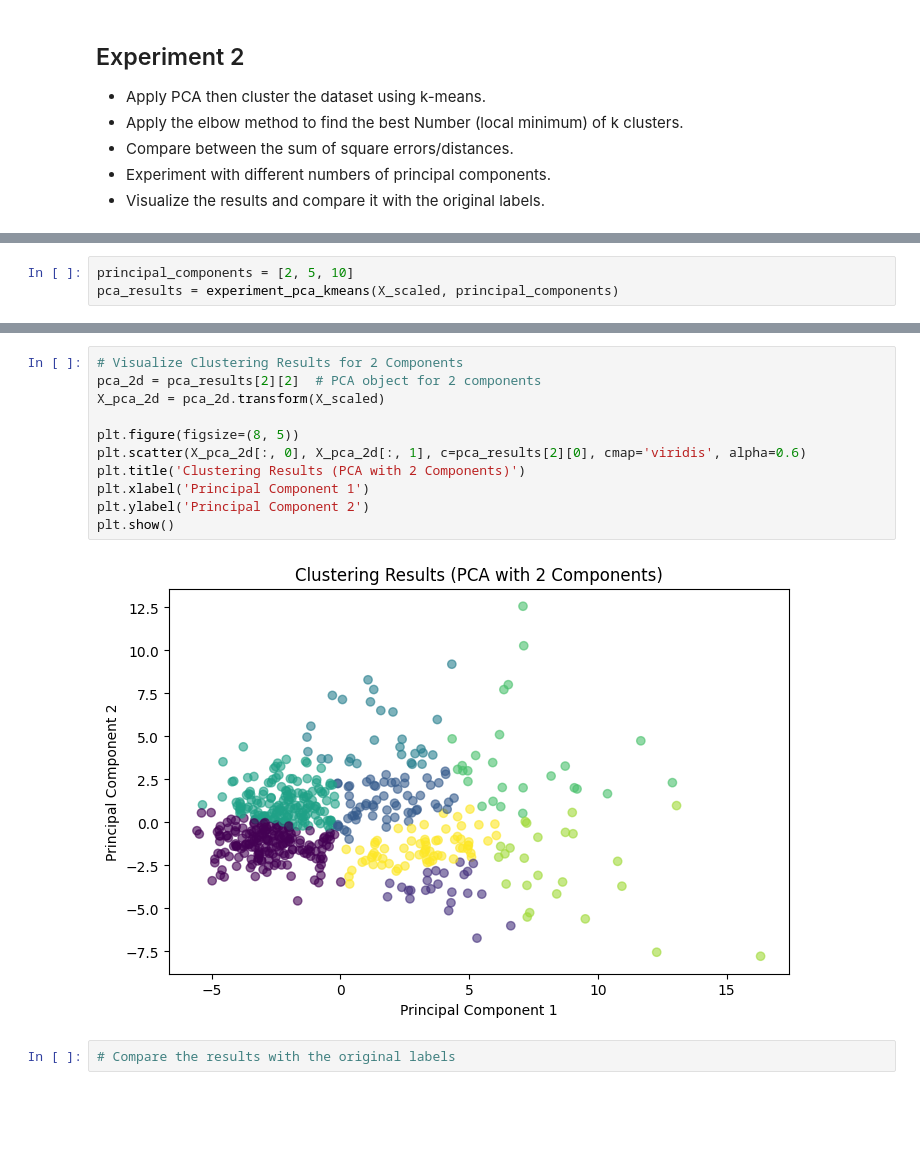
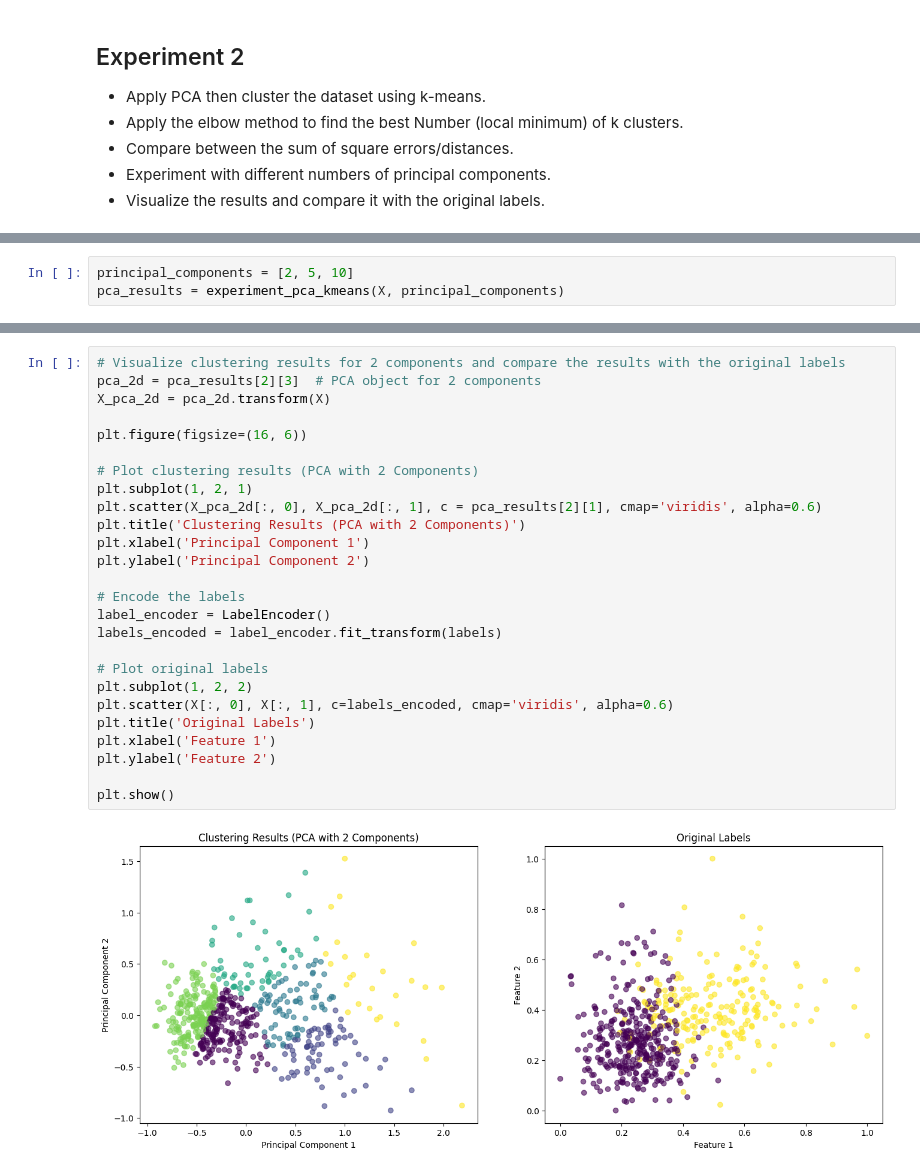
Before and after one commit to MennaMagdie/Machine-Learning-Labs, a Jupyter notebook: unsupervised-learning/pca_kmeans.ipynb, the cells around one changed output, grey strips where cells are left out. Saved outputs shown, nothing was run; the diff lists cells and outputs as text; blank space fills up the shorter version.

```diff
--- a/unsupervised-learning/pca_kmeans.ipynb
+++ b/unsupervised-learning/pca_kmeans.ipynb
@@ -414,6 +408,6 @@ def experiment_pca_kmeans(X, n_components_list):
     return results
 # %%
 principal_components = [2, 5, 10]
-pca_results = experiment_pca_kmeans(X_scaled, principal_components)
+pca_results = experiment_pca_kmeans(X, principal_components)
 # %% [output]
 Running Experiment 2: PCA + K-Means Clustering
@@ -432,18 +423,31 @@ For 10 components, optimal k: 9
 # %%
-# Visualize Clustering Results for 2 Components
-pca_2d = pca_results[2][2]  # PCA object for 2 components
-X_pca_2d = pca_2d.transform(X_scaled)
+# Visualize clustering results for 2 components and compare the results with the original labels
+pca_2d = pca_results[2][3]  # PCA object for 2 components
+X_pca_2d = pca_2d.transform(X)
 
-plt.figure(figsize=(8, 5))
-plt.scatter(X_pca_2d[:, 0], X_pca_2d[:, 1], c=pca_results[2][0], cmap='viridis', alpha=0.6)
+plt.figure(figsize=(16, 6))
+
+# Plot clustering results (PCA with 2 Components)
+plt.subplot(1, 2, 1)
+plt.scatter(X_pca_2d[:, 0], X_pca_2d[:, 1], c = pca_results[2][1], cmap='viridis', alpha=0.6)
 plt.title('Clustering Results (PCA with 2 Components)')
 plt.xlabel('Principal Component 1')
 plt.ylabel('Principal Component 2')
+
+# Encode the labels
+label_encoder = LabelEncoder()
+labels_encoded = label_encoder.fit_transform(labels)
+
+# Plot original labels
+plt.subplot(1, 2, 2)
+plt.scatter(X[:, 0], X[:, 1], c=labels_encoded, cmap='viridis', alpha=0.6)
+plt.title('Original Labels')
+plt.xlabel('Feature 1')
+plt.ylabel('Feature 2')
+
 plt.show()
 # %% [output]
-[figure, old version]
+[figure, new version]
-# %%
-# Compare the results with the original labels
 # %%
 # Compare SSE
 print("SSE Comparison:")
```
Also changed, not shown: parts of 6 cells of this notebook.
